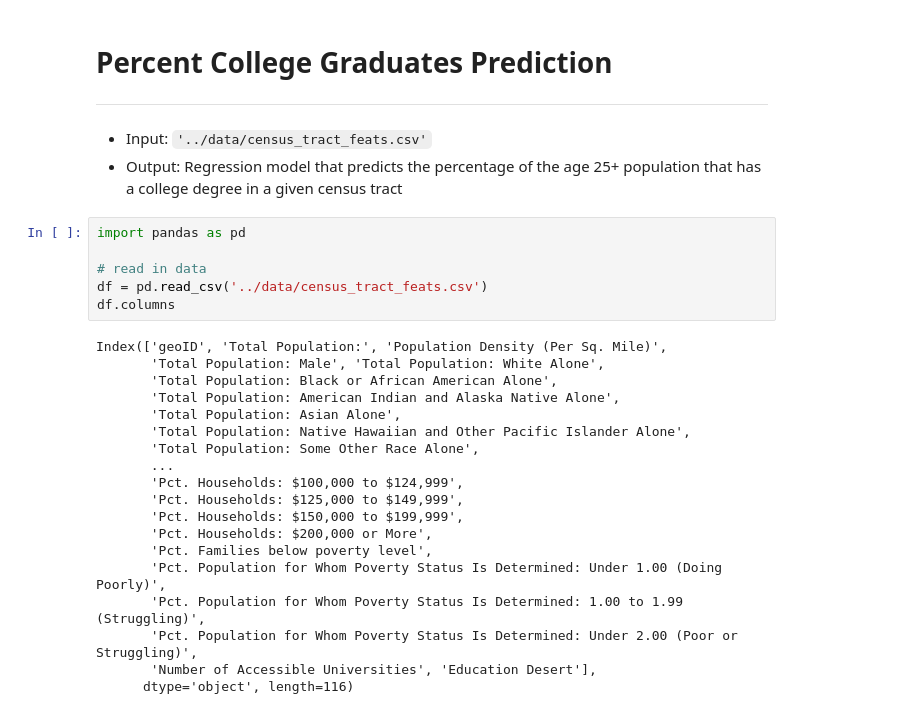
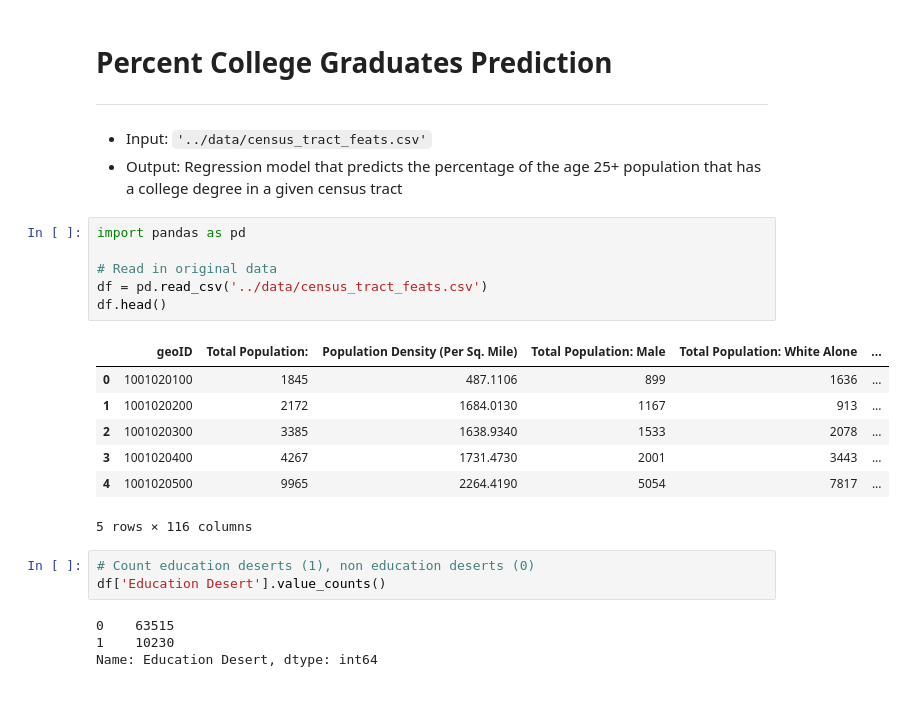
Before and after one commit to lucashu1/education-deserts, a Jupyter notebook: college-grads-regression.ipynb, the cells around one changed output. Cells and saved outputs as stored; diff of their text form.

```diff
--- a/college-grads-regression.ipynb
+++ b/college-grads-regression.ipynb
@@ -6,28 +6,24 @@
 # %%
 import pandas as pd
 
-# read in data
+# Read in original data
 df = pd.read_csv('../data/census_tract_feats.csv')
-df.columns
+df.head()
 # %% [output]
+|  | geoID | Total Population: | Population Density (Per Sq. Mile) | Total Population: Male | Total Population: White Alone | ... |
+| 0 | 1001020100 | 1845 | 487.1106 | 899 | 1636 | ... |
+| 1 | 1001020200 | 2172 | 1684.0130 | 1167 | 913 | ... |
+| 2 | 1001020300 | 3385 | 1638.9340 | 1533 | 2078 | ... |
+| 3 | 1001020400 | 4267 | 1731.4730 | 2001 | 3443 | ... |
+| 4 | 1001020500 | 9965 | 2264.4190 | 5054 | 7817 | ... |
-Index(['geoID', 'Total Population:', 'Population Density (Per Sq. Mile)',
-       'Total Population: Male', 'Total Population: White Alone',
-       'Total Population: Black or African American Alone',
-       'Total Population: American Indian and Alaska Native Alone',
-       'Total Population: Asian Alone',
-       'Total Population: Native Hawaiian and Other Pacific Islander Alone',
-       'Total Population: Some Other Race Alone',
-       ...
-       'Pct. Households: $100,000 to $124,999',
-       'Pct. Households: $125,000 to $149,999',
-       'Pct. Households: $150,000 to $199,999',
-       'Pct. Households: $200,000 or More',
-       'Pct. Families below poverty level',
-       'Pct. Population for Whom Poverty Status Is Determined: Under 1.00 (Doing Poorly)',
-       'Pct. Population for Whom Poverty Status Is Determined: 1.00 to 1.99 (Struggling)',
-       'Pct. Population for Whom Poverty Status Is Determined: Under 2.00 (Poor or Struggling)',
-       'Number of Accessible Universities', 'Education Desert'],
-      dtype='object', length=116)
+5 rows × 116 columns
+# %%
+# Count education deserts (1), non education deserts (0)
+df['Education Desert'].value_counts()
+# %% [output]
+0    63515
+1    10230
+Name: Education Desert, dtype: int64
 # %%
 # select columns to keep
 train_feats = [
```
Also changed, not shown: parts of 6 cells of this notebook.
